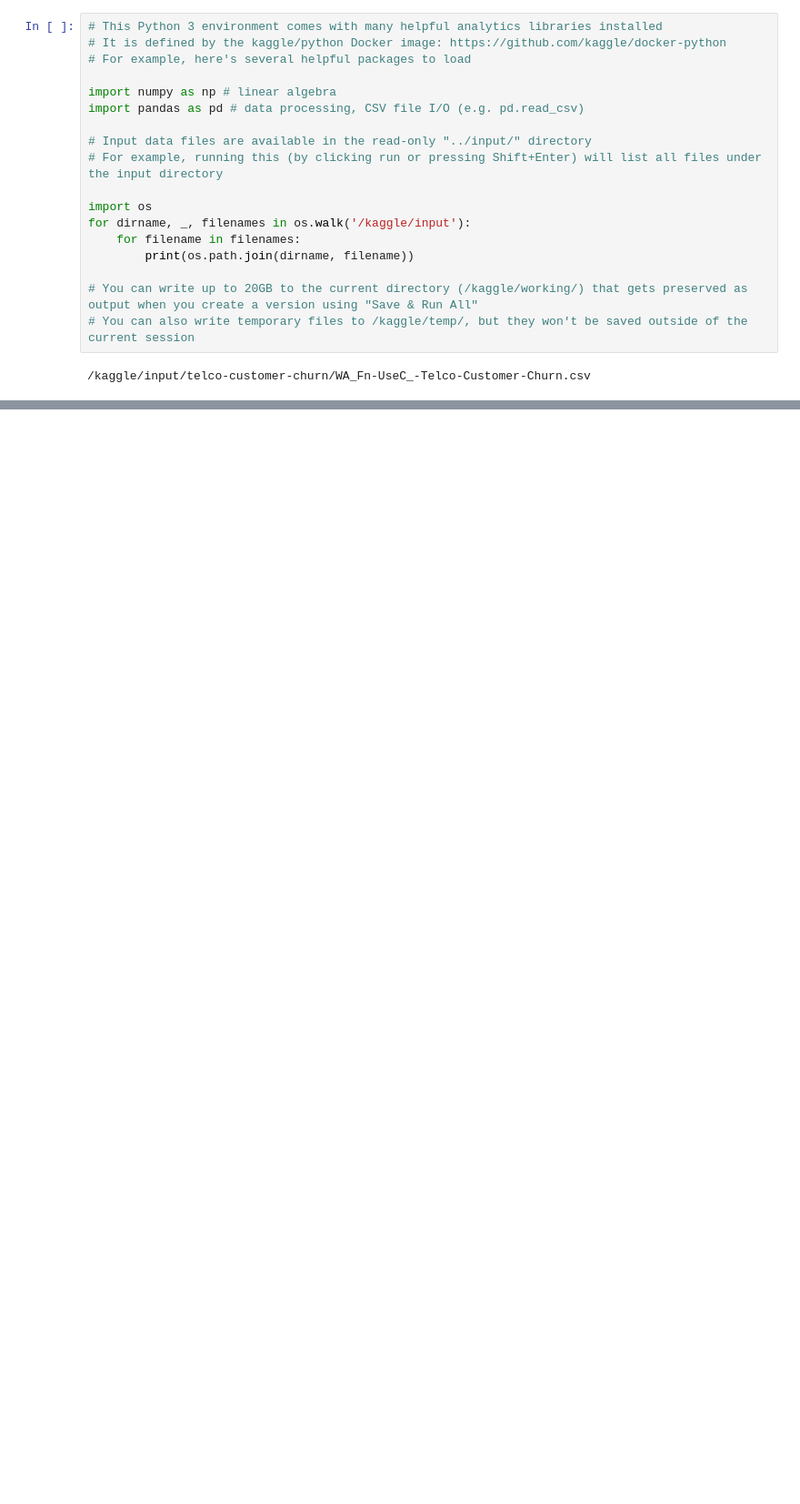
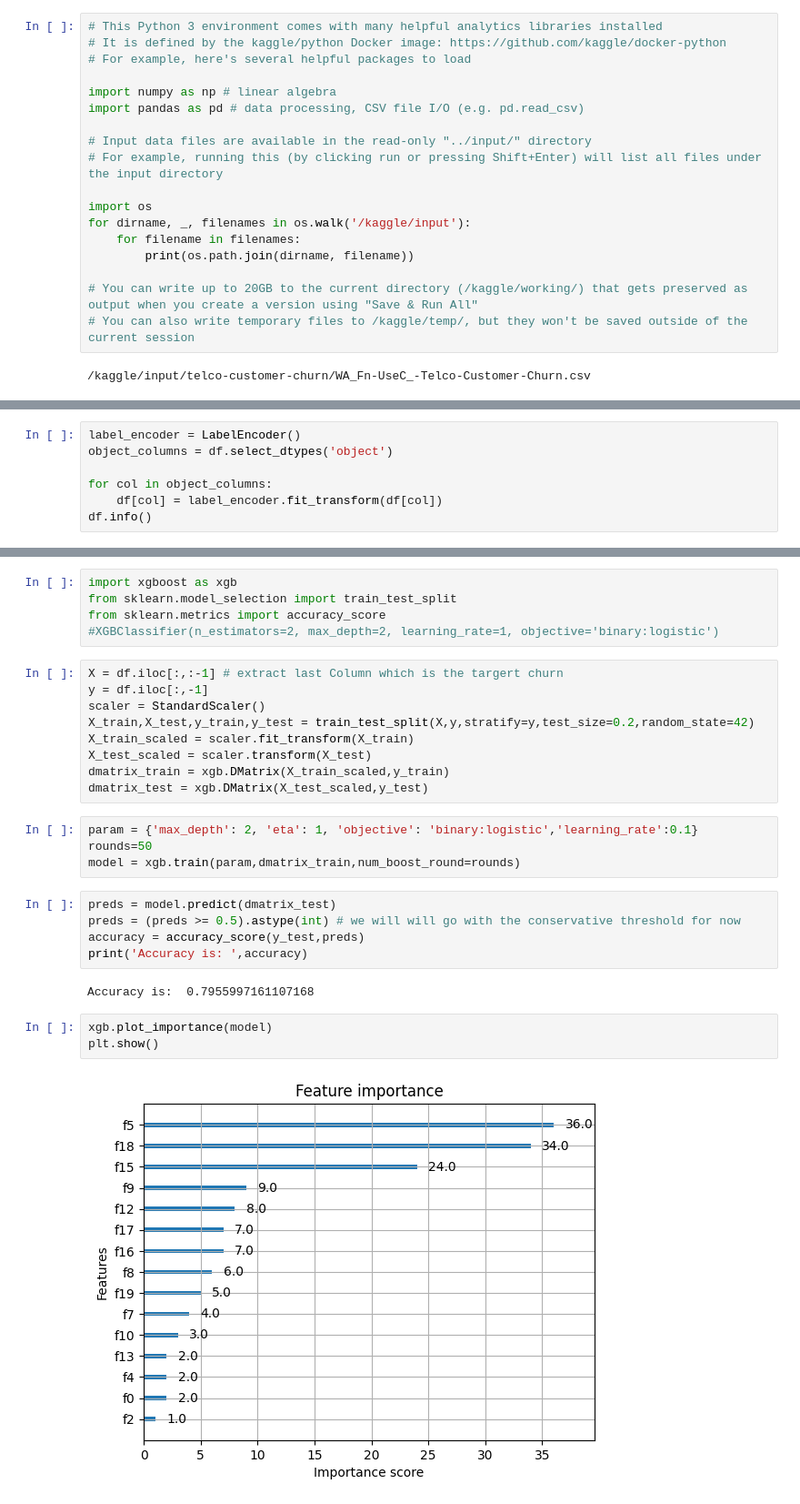
Before and after one commit to korayyildirim/DataAnalysisProjects, a Jupyter notebook: Churn_Data_Prediction.ipynb, the cells around one changed output, grey strips where cells are left out. Shown at 91% size. Saved outputs shown, nothing was run; the diff lists cells and outputs as text; blank space fills up the shorter version.

```diff
--- a/Churn_Data_Prediction.ipynb
+++ b/Churn_Data_Prediction.ipynb
@@ -20,0 +107,7 @@ for dirname, _, filenames in os.walk('/kaggle/input'):
+# %%
+label_encoder = LabelEncoder()
+object_columns = df.select_dtypes('object')
+
+for col in object_columns:
+    df[col] = label_encoder.fit_transform(df[col])
+df.info()
@@ -20,0 +132,30 @@ for dirname, _, filenames in os.walk('/kaggle/input'):
+# %%
+import xgboost as xgb
+from sklearn.model_selection import train_test_split
+from sklearn.metrics import accuracy_score
+#XGBClassifier(n_estimators=2, max_depth=2, learning_rate=1, objective='binary:logistic')
+# %%
+X = df.iloc[:,:-1] # extract last Column which is the targert churn
+y = df.iloc[:,-1]
+scaler = StandardScaler()
+X_train,X_test,y_train,y_test = train_test_split(X,y,stratify=y,test_size=0.2,random_state=42)
+X_train_scaled = scaler.fit_transform(X_train)
+X_test_scaled = scaler.transform(X_test)
+dmatrix_train = xgb.DMatrix(X_train_scaled,y_train)
+dmatrix_test = xgb.DMatrix(X_test_scaled,y_test)
+# %%
+param = {'max_depth': 2, 'eta': 1, 'objective': 'binary:logistic','learning_rate':0.1}
+rounds=50
+model = xgb.train(param,dmatrix_train,num_boost_round=rounds)
+# %%
+preds = model.predict(dmatrix_test)
+preds = (preds >= 0.5).astype(int) # we will will go with the conservative threshold for now
+accuracy = accuracy_score(y_test,preds)
+print('Accuracy is: ',accuracy)
+# %% [output]
+Accuracy is:  0.7955997161107168
+# %%
+xgb.plot_importance(model)
+plt.show()
+# %% [output]
+[figure, added]
```
Also changed, not shown: parts of 15 cells of this notebook.
